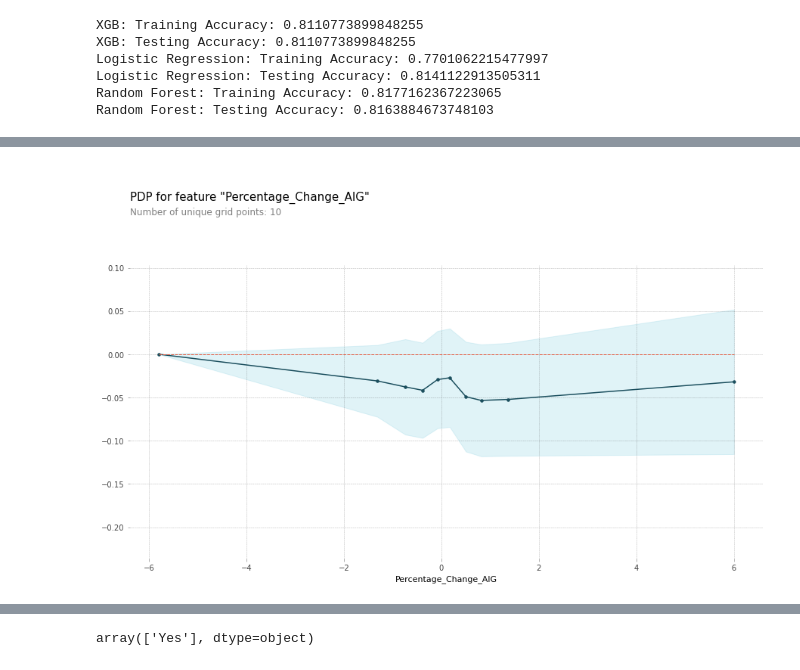
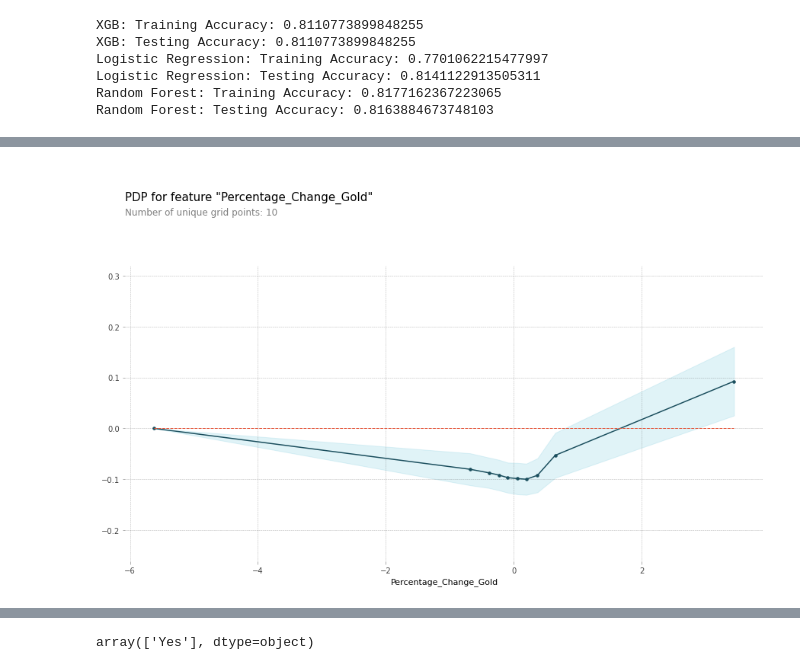
Before and after one commit to Collin-Campbell/BuildWeek2, a Jupyter notebook: project.ipynb, the cells around one changed output, grey strips where cells are left out. Drawn from its saved outputs; the diff is of its cells as text; code cells hidden in the pictures.

```diff
--- a/project.ipynb
+++ b/project.ipynb
@@ -428,20 +451,20 @@ Index(['Percentage_Change_Gold', 'Percentage_Change_Platinum',
 # %%
 # Partial dependence plot
 
 from pdpbox.pdp import pdp_isolate, pdp_plot
 
-feature = 'Percentage_Change_AIG'
+feature = 'Percentage_Change_Gold'
 
 isolate = pdp_isolate(
-    model=XGB_model,
+    model=Random_Forest_model,
     dataset=X_test,
     model_features=X_test.columns,
     feature=feature
 )
 
 pdp_plot(isolate, feature_name=feature);
 # %% [output]
-[figure, old version]
+[figure, new version]
 # %%
 # Partial dependence with two features
 
```
Also changed, not shown: parts of 11 cells of this notebook.
